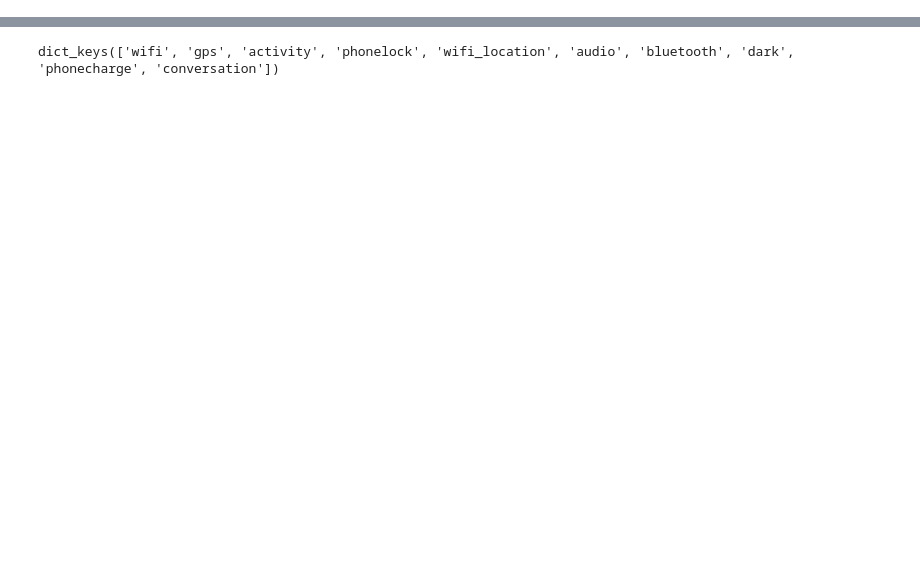
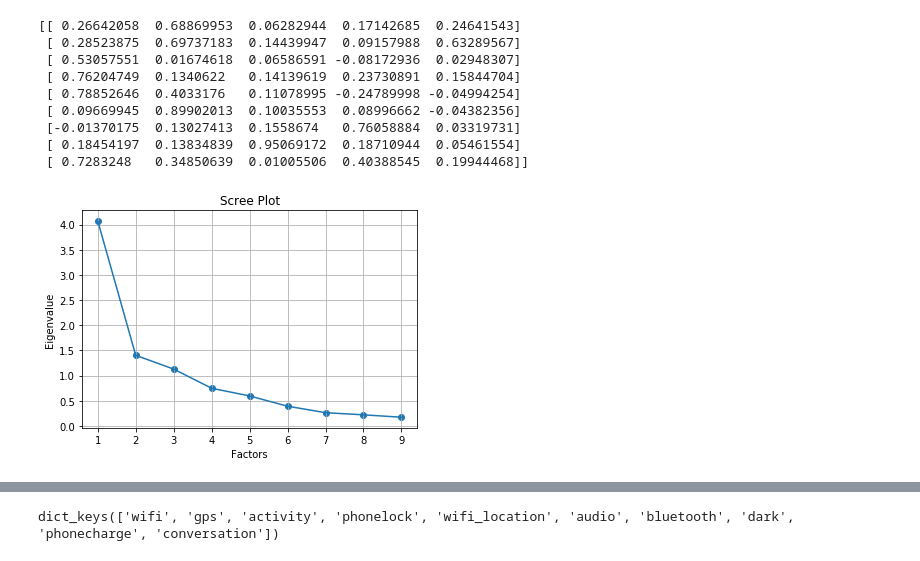
Before and after one commit to shizhs/COMP9417-Project, a Jupyter notebook: Project.ipynb, the cells around one changed output, grey strips where cells are left out. Cells and saved outputs as stored; diff of their text form; code cells hidden in the pictures; blank space fills up the shorter version.

```diff
--- a/Project.ipynb
+++ b/Project.ipynb
@@ -419,0 +156,30 @@ inputs[''][2].head(50)
+# %%
+### Factor Analysis on negative score ###
+fa = FactorAnalyzer(rotation='varimax', n_factors = 5)
+fa.fit(df_neg_pre)
+
+# Check Eigenvalues
+ev, v = fa.get_eigenvalues()
+ev
+
+print(fa.loadings_)
+fa.get_factor_variance()
+df_neg_pre.corr()
+plt.scatter(range(1,df_neg_pre.shape[1]+1),ev)
+plt.plot(range(1,df_neg_pre.shape[1]+1),ev)
+plt.title('Scree Plot')
+plt.xlabel('Factors')
+plt.ylabel('Eigenvalue')
+plt.grid()
+plt.show()
+# %% [output]
+[[ 0.26642058  0.68869953  0.06282944  0.17142685  0.24641543]
+ [ 0.28523875  0.69737183  0.14439947  0.09157988  0.63289567]
+ [ 0.53057551  0.01674618  0.06586591 -0.08172936  0.02948307]
+ [ 0.76204749  0.1340622   0.14139619  0.23730891  0.15844704]
+ [ 0.78852646  0.4033176   0.11078995 -0.24789998 -0.04994254]
+ [ 0.09669945  0.89902013  0.10035553  0.08996662 -0.04382356]
+ [-0.01370175  0.13027413  0.1558674   0.76058884  0.03319731]
+ [ 0.18454197  0.13834839  0.95069172  0.18710944  0.05461554]
+ [ 0.7283248   0.34850639  0.01005506  0.40388545  0.19944468]]
+[figure, added]
```
Also changed, not shown: parts of 52 cells of this notebook.
